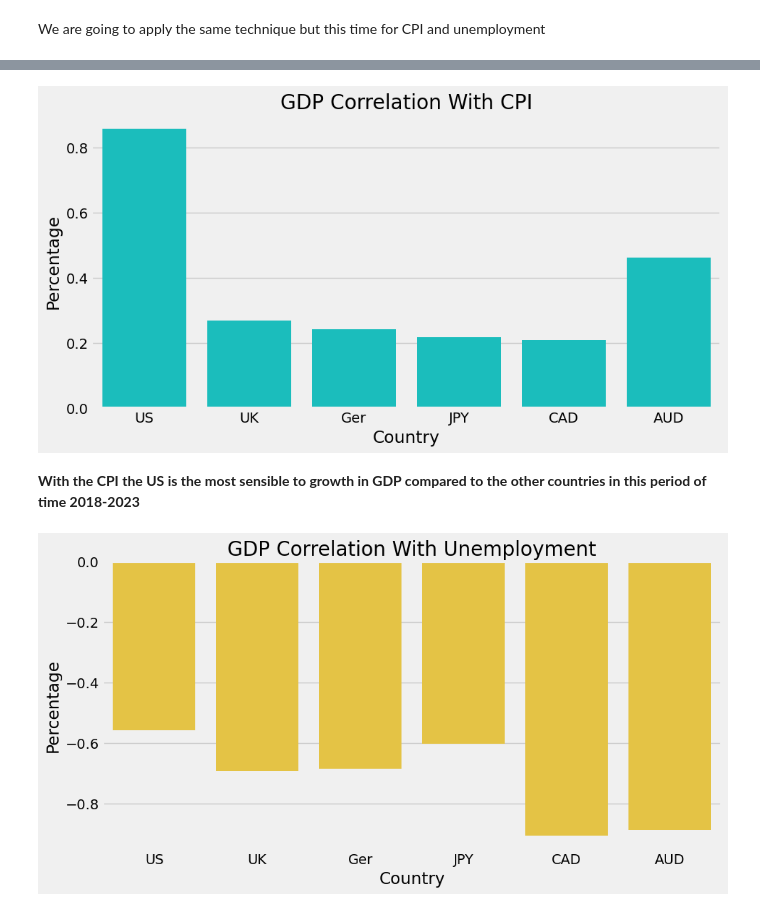
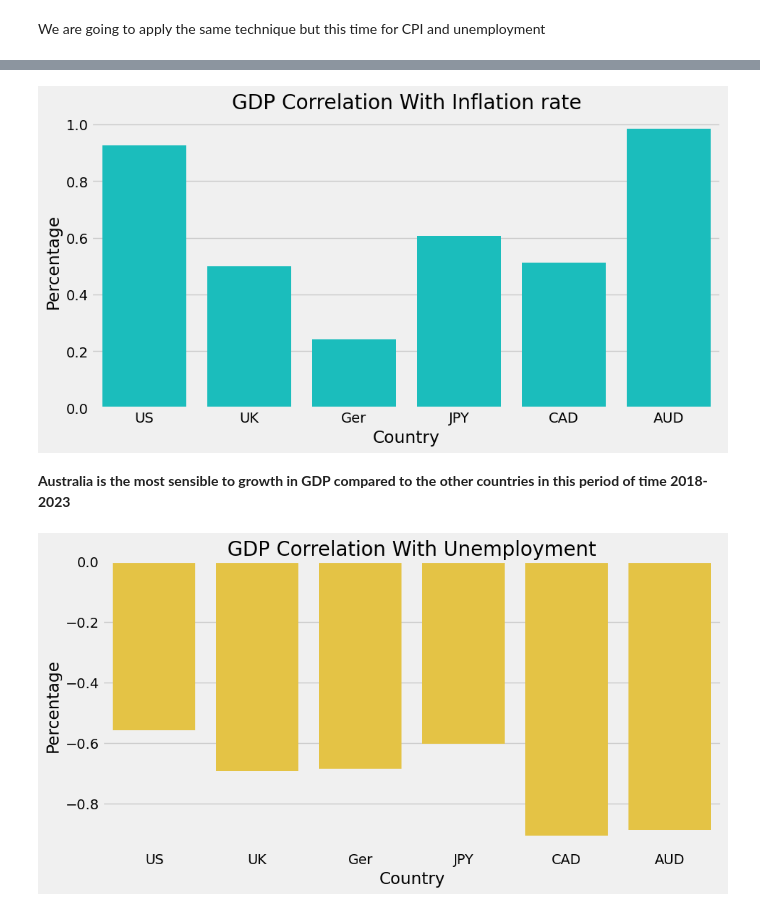
Before and after one commit to exio78/etl_projects, a Jupyter notebook: 3. economic data/economic_data.ipynb, the cells around one changed output, grey strips where cells are left out. Saved outputs shown, nothing was run; the diff lists cells and outputs as text; code cells hidden in the pictures.

Commit message:
14/07/2023 ar night update
fixing cpi issue, i changed the extracted data from fred with the % of change of cpi which is the inflation rate.

```diff
--- a/3. economic data/economic_data.ipynb
+++ b/3. economic data/economic_data.ipynb
@@ -150,7 +150,7 @@ def clean_data(data):
 # United Kingdom
 # %%
 # Choose the data you want to extract.
-indicators = ["NYGDPPCAPKDGBR", "LRHUTTTTGBM156S",'GBRCPIALLMINMEI', "IRSTCI01GBM156N"]
+indicators = ["NYGDPPCAPKDGBR", "LRHUTTTTGBM156S",'FPCPITOTLZGGBR', "IRSTCI01GBM156N"]
 
 # Set the start and end dates for the data.
 start_date = '2018-01-01'
@@ -307,7 +275,7 @@ data_germany.head()
 # Japan
 # %%
 # Choose the data you want to extract.
-indicators = ["NYGDPPCAPKDJPN", "LRUN64TTJPM156S", "JPNCPIALLMINMEI", "IRSTCB01JPM156N"]
+indicators = ["NYGDPPCAPKDJPN", "LRUN64TTJPM156S", "FPCPITOTLZGJPN", "IRSTCB01JPM156N"]
 
 # Set the start and end dates for the data.
 start_date = '2018-01-01'
@@ -341,7 +309,7 @@ data_japan.head()
 # Canada
 # %%
 # Choose the data you want to extract.
-indicators = ["NYGDPPCAPKDCAN", "LRUN64TTCAM156S", "CPALCY01CAM661N", "IRSTPI01CAM156N"]
+indicators = ["NYGDPPCAPKDCAN", "LRUN64TTCAM156S", "FPCPITOTLZGCAN", "IRSTPI01CAM156N"]
 
 # Set the start and end dates for the data.
 start_date = '2018-01-01'
@@ -375,7 +343,7 @@ data_canada.head()
 # Australia
 # %%
 # Choose the data you want to extract.
-indicators = ["NYGDPPCAPKDAUS", "LRUNTTTTAUM156S", "IR3TBB01AUM156N", "IRSTCI01AUM156N"]
+indicators = ["NYGDPPCAPKDAUS", "LRUNTTTTAUM156S", "FPCPITOTLZGAUS", "IRSTCI01AUM156N"]
 
 # Set the start and end dates for the data.
 start_date = '2018-01-01'
@@ -865,14 +836,14 @@ corr_unemployment_cpi = pd.DataFrame(dictionary)
 # %%
 plt.figure(figsize = (10,5))
 sns.barplot(x = corr_unemployment_cpi["country"], y = corr_unemployment_cpi["corr_cpi"], color = "#00d8d6")
-plt.title("GDP Correlation With CPI")
+plt.title("GDP Correlation With Inflation rate")
 plt.ylabel("Percentage")
 plt.xlabel("Country")
 plt.show()
 # %% [output]
-[figure, old version]
+[figure, new version]
 # %% [markdown]
-**With the CPI the US is the most sensible to growth in GDP compared to the other countries in this period of time 2018-2023**
+**Australia is the most sensible to growth in GDP compared to the other countries in this period of time 2018-2023**
 # %%
 plt.figure(figsize = (10,5))
 sns.barplot(x = corr_unemployment_cpi["country"], y = corr_unemployment_cpi["corr_unemployment"], color = "#ffd32a" )
```
Also changed, not shown: parts of 37 cells of this notebook, 4 other files.
